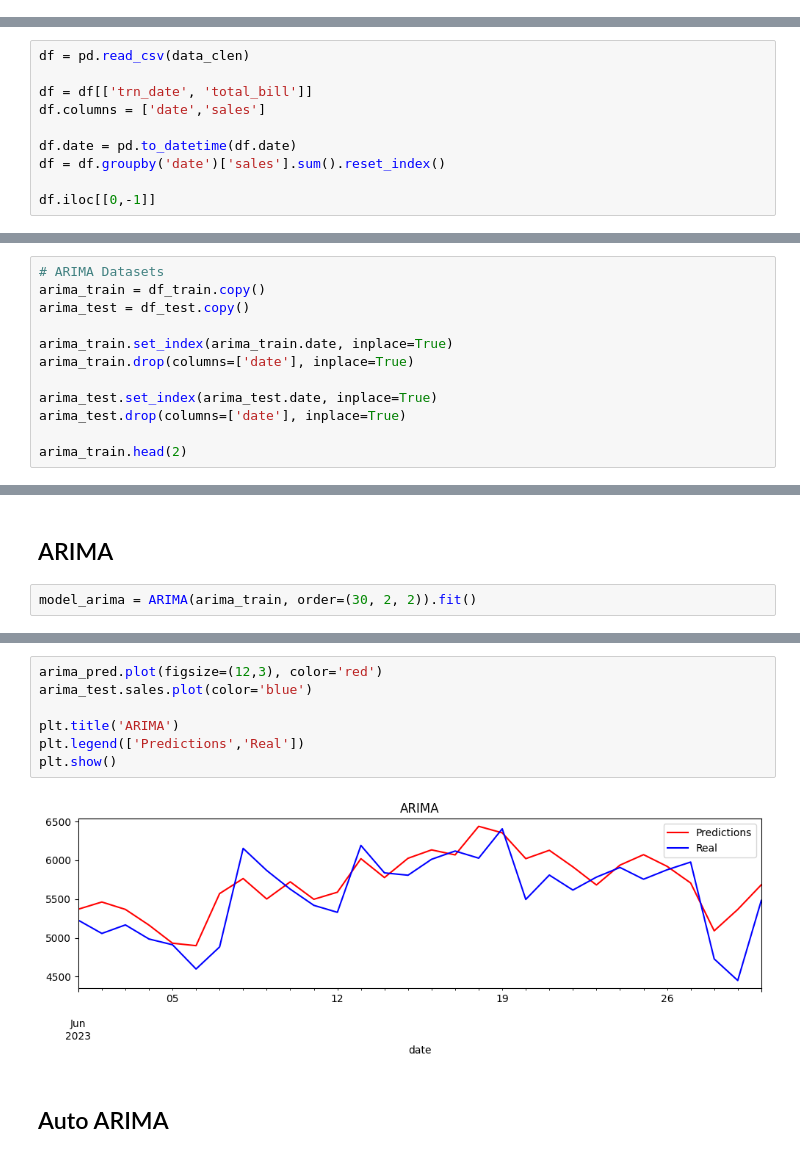
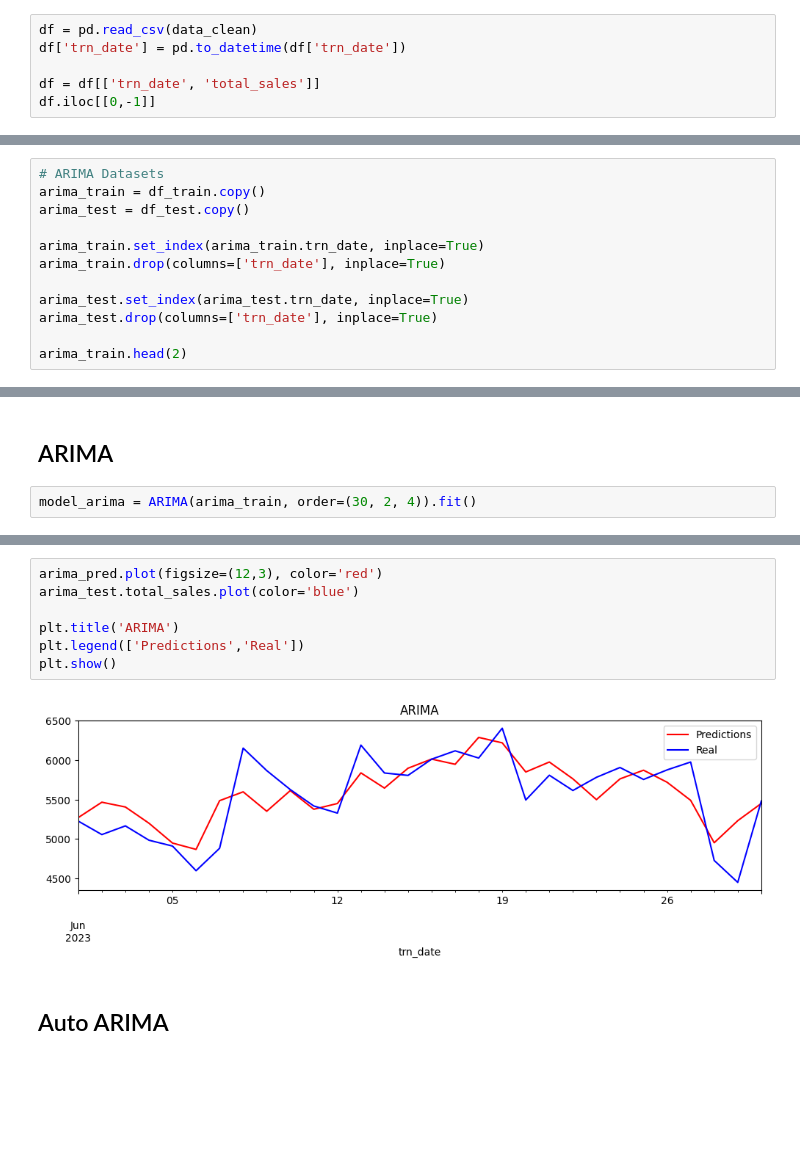
Before and after one commit to Ly-Ax/retaiLy_24, a Jupyter notebook: notebooks/time_series/arima_prophet.ipynb, the cells around one changed output, grey strips where cells are left out. Cells and saved outputs as stored; diff of their text form; blank space fills up the shorter version.

Commit message:
update arima

```diff
--- a/notebooks/time_series/arima_prophet.ipynb
+++ b/notebooks/time_series/arima_prophet.ipynb
@@ -20 +17,7 @@ data_clen = 'https://raw.githubusercontent.com/Ly-Ax/RetailML/main/data/clean/co
 num_days = 30
+# %%
+df = pd.read_csv(data_clean)
+df['trn_date'] = pd.to_datetime(df['trn_date'])
+
+df = df[['trn_date', 'total_sales']]
+df.iloc[[0,-1]]
@@ -21,12 +28,2 @@ num_days = 30
 # %% [markdown]
 ## Split Data
-# %%
-df = pd.read_csv(data_clen)
-
-df = df[['trn_date', 'total_bill']]
-df.columns = ['date','sales']
-
-df.date = pd.to_datetime(df.date)
-df = df.groupby('date')['sales'].sum().reset_index()
-
-df.iloc[[0,-1]]
@@ -49,11 +42,11 @@ Test range:  2023-06-01 to 2023-06-30
 arima_train = df_train.copy()
 arima_test = df_test.copy()
 
-arima_train.set_index(arima_train.date, inplace=True)
-arima_train.drop(columns=['date'], inplace=True)
+arima_train.set_index(arima_train.trn_date, inplace=True)
+arima_train.drop(columns=['trn_date'], inplace=True)
 
-arima_test.set_index(arima_test.date, inplace=True)
-arima_test.drop(columns=['date'], inplace=True)
+arima_test.set_index(arima_test.trn_date, inplace=True)
+arima_test.drop(columns=['trn_date'], inplace=True)
 
 arima_train.head(2)
 # %% [output]
@@ -96,7 +89,7 @@ plt.show()
 # %% [markdown]
 ## ARIMA
 # %%
-model_arima = ARIMA(arima_train, order=(30, 2, 2)).fit()
+model_arima = ARIMA(arima_train, order=(30, 2, 4)).fit()
 # %%
 arima_pred = model_arima.forecast(steps=num_days)
 
@@ -107,12 +100,12 @@ ARIMA RMSE: 322.18
 # %%
 arima_pred.plot(figsize=(12,3), color='red')
-arima_test.sales.plot(color='blue')
+arima_test.total_sales.plot(color='blue')
 
 plt.title('ARIMA')
 plt.legend(['Predictions','Real'])
 plt.show()
 # %% [output]
-[figure, old version]
+[figure, new version]
 # %% [markdown]
 ## Auto ARIMA
 # %%
```
Also changed, not shown: parts of 27 cells of this notebook, 6 other files.
